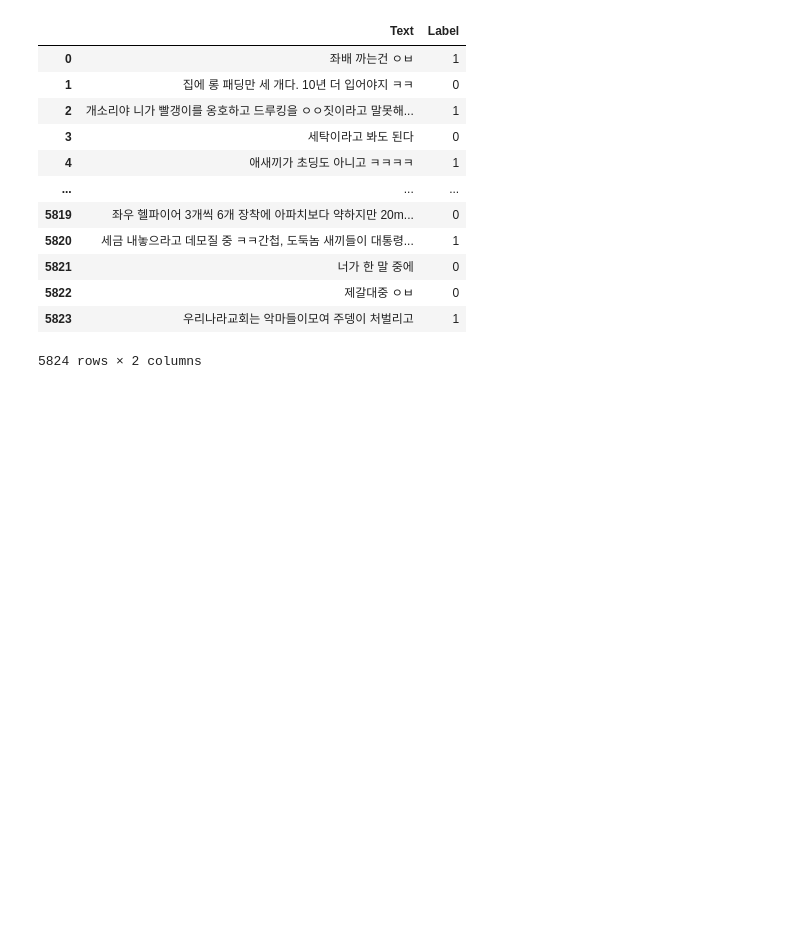
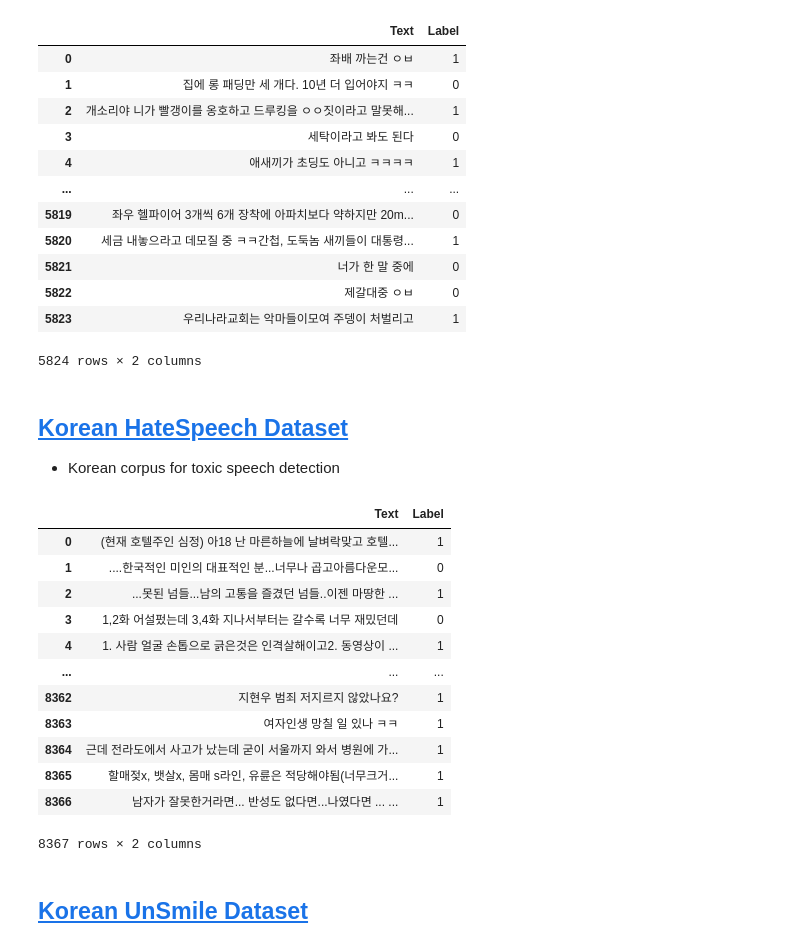
Before and after one commit to devRangers/chatchat-ai, a Jupyter notebook: datasets/notebooks/check_raw_dataset.ipynb, the cells around one changed output. Drawn from its saved outputs; the diff is of its cells as text; code cells hidden in the pictures; blank space fills up the shorter version.

```diff
--- a/datasets/notebooks/check_raw_dataset.ipynb
+++ b/datasets/notebooks/check_raw_dataset.ipynb
@@ -40,3 +24,41 @@ df_curse_detection
 | 5822 | 제갈대중 ㅇㅂ | 0 |
 | 5823 | 우리나라교회는 악마들이모여 주뎅이 처벌리고 | 1 |
 5824 rows × 2 columns
+# %% [markdown]
+## [Korean HateSpeech Dataset](https://github.com/kocohub/korean-hate-speech)
+* Korean corpus for toxic speech detection
+# %%
+df_korean_hatespeech_train = pd.read_csv(
+    os.path.join(dataset_folder_path, hate_speech_labeled_train_path), delimiter="\t"
+)
+
+df_korean_hatespeech_dev = pd.read_csv(
+    os.path.join(dataset_folder_path, hate_speech_labeled_dev_path), delimiter="\t"
+)
+# %%
+df_korean_hatespeech = pd.concat(
+    [df_korean_hatespeech_train, df_korean_hatespeech_dev], axis=0
+).reset_index(drop=True)
+# %%
+df_korean_hatespeech["Label"] = df_korean_hatespeech.apply(lambda row: (1 if row["contain_gender_bias"] or row["bias"] in ["others", "gender"] or row["hate"] in ["hate", "offensive"] else 0), axis=1)
+# %%
+df_korean_hatespeech.drop(columns=["contain_gender_bias", "bias", "hate"], inplace=True)
+df_korean_hatespeech.rename(columns={"comments": "Text"}, inplace=True)
+# %%
+df_korean_hatespeech
+# %% [output]
+|  | Text | Label |
+| 0 | (현재 호텔주인 심정) 아18 난 마른하늘에 날벼락맞고 호텔... | 1 |
+| 1 | ....한국적인 미인의 대표적인 분...너무나 곱고아름다운모... | 0 |
+| 2 | ...못된 넘들...남의 고통을 즐겼던 넘들..이젠 마땅한 ... | 1 |
+| 3 | 1,2화 어설펐는데 3,4화 지나서부터는 갈수록 너무 재밌던데 | 0 |
+| 4 | 1. 사람 얼굴 손톱으로 긁은것은 인격살해이고2. 동영상이 ... | 1 |
+| ... | ... | ... |
+| 8362 | 지현우 범죄 저지르지 않았나요? | 1 |
+| 8363 | 여자인생 망칠 일 있나 ㅋㅋ | 1 |
+| 8364 | 근데 전라도에서 사고가 났는데 굳이 서울까지 와서 병원에 가... | 1 |
+| 8365 | 할매젖x, 뱃살x, 몸매 s라인, 유륜은 적당해야됨(너무크거... | 1 |
+| 8366 | 남자가 잘못한거라면... 반성도 없다면...나였다면 ... ... | 1 |
+8367 rows × 2 columns
+# %% [markdown]
+## [Korean UnSmile Dataset](https://github.com/smilegate-ai/korean_unsmile_dataset)
```
Also changed, not shown: parts of 40 cells of this notebook.
